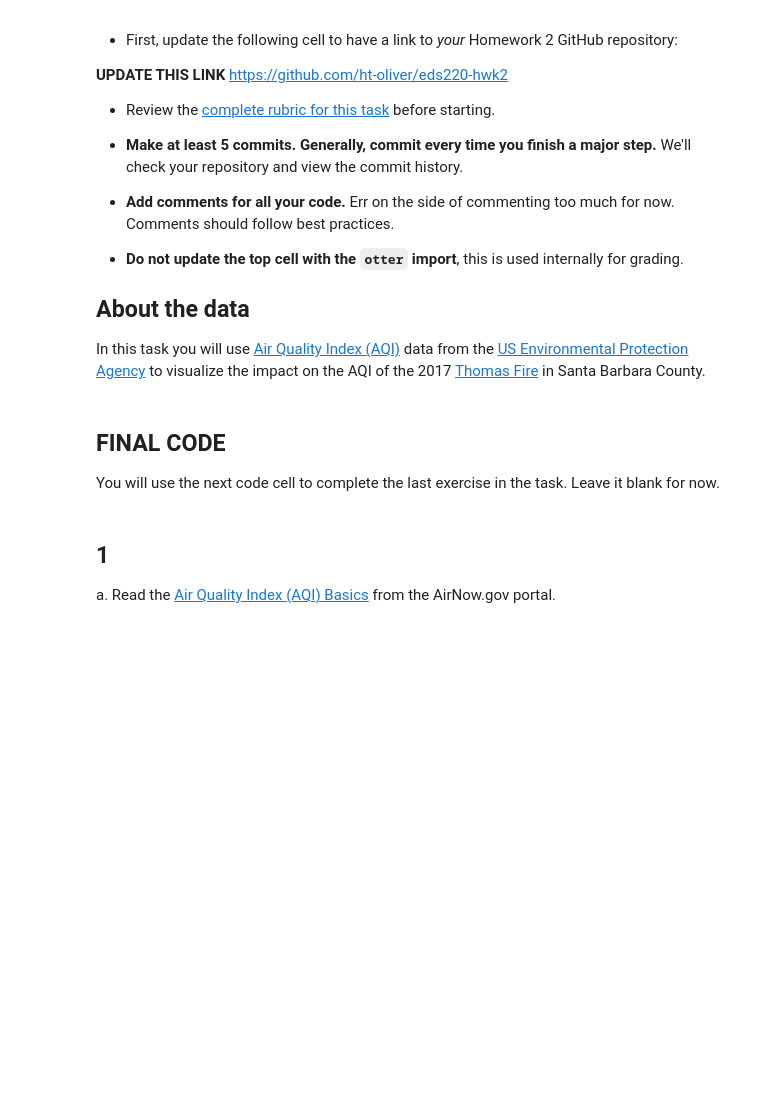
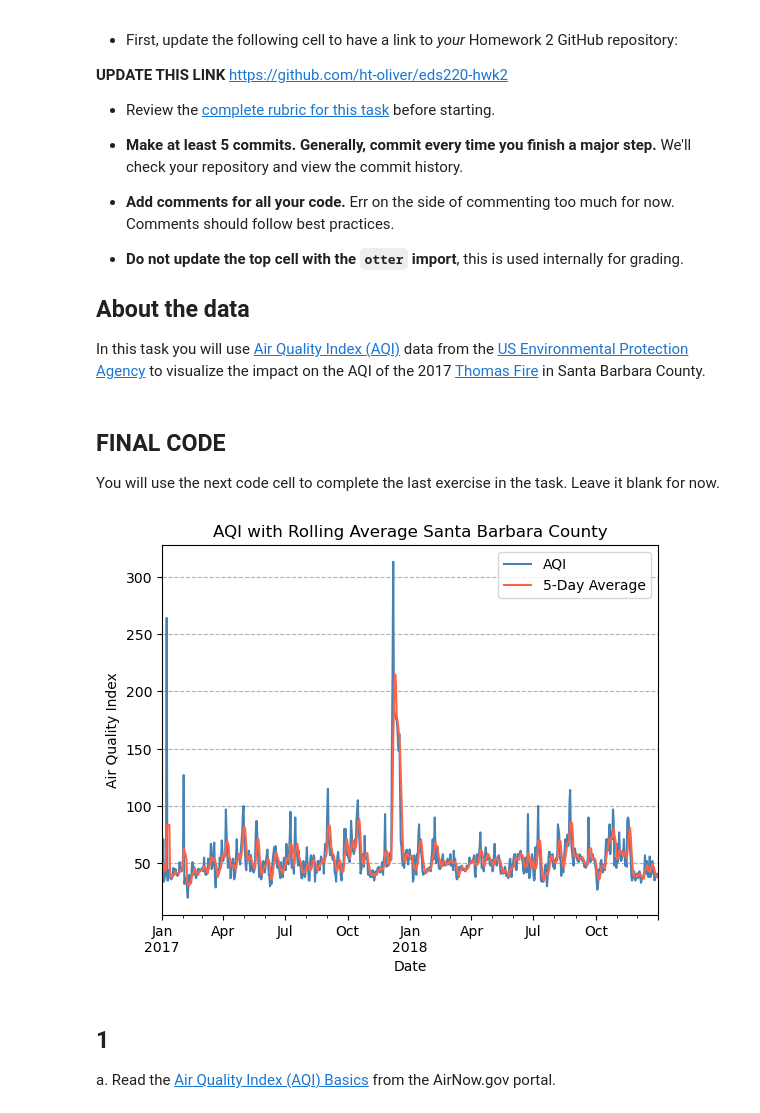
Before and after one commit to ht-oliver/eds220-hwk2, a Jupyter notebook: task3/hwk2-task3-aqi.ipynb, the cells around one changed output. Drawn from its saved outputs; the diff is of its cells as text; code cells hidden in the pictures; blank space fills up the shorter version.

Commit message:
Completed graph and final code chunk

```diff
--- a/task3/hwk2-task3-aqi.ipynb
+++ b/task3/hwk2-task3-aqi.ipynb
@@ -38,3 +34,46 @@ import numpy as np
+# %%
+# Import packages
+import pandas as pd
+import numpy as np
+
+# Read in data - stack two dataframes
+aqi_17 = pd.read_csv('https://aqs.epa.gov/aqsweb/airdata/daily_aqi_by_county_2017.zip', compression = 'zip')
+aqi_18 = pd.read_csv('https://aqs.epa.gov/aqsweb/airdata/daily_aqi_by_county_2018.zip', compression = 'zip')
+aqi = pd.concat([aqi_17, aqi_18])
+
+# Simplify column names
+aqi.columns = (aqi.columns
+                  .str.lower()
+                  .str.replace(' ','_')
+                )
+
+# Make a new table by filtering aqi df for Santa Barbara county, and removing unnecessary columns
+aqi_sb = aqi[aqi['county_name'] == 'Santa Barbara'].drop(['state_name', 'county_name', 'state_code', 'county_code'], axis = 1)
+
+# Use pandas 'to_datetime' function to change the 'date' dtype
+aqi_sb.date = pd.to_datetime(aqi_sb['date'])
+
+# Re-assign the index to the new datetime column, overwrite df
+aqi_sb = aqi_sb.set_index('date')
+
+# Calculate AQI rolling average over 5 days
+rolling_average = aqi_sb['aqi'].rolling('5D').mean()
+
+# Add rolling average column to aqi_sb
+aqi_sb['five_day_average'] = rolling_average
+
+# Create plot showing the AQI and five day average
+aqi_plot = aqi_sb.plot(kind = 'line',
+            y = ['aqi', 'five_day_average'],
+            xlabel = 'Date',
+            ylabel = 'Air Quality Index',
+            title = 'AQI with Rolling Average Santa Barbara County',
+            color = ['steelblue', 'tomato'])
+
+aqi_plot.legend(['AQI', '5-Day Average'])
+aqi_plot.grid(True, axis = 'y', linestyle='--')
+# %% [output]
+[figure, added]
 # %% [markdown]
 ## 1
 
```
Also changed, not shown: parts of 14 cells of this notebook.
